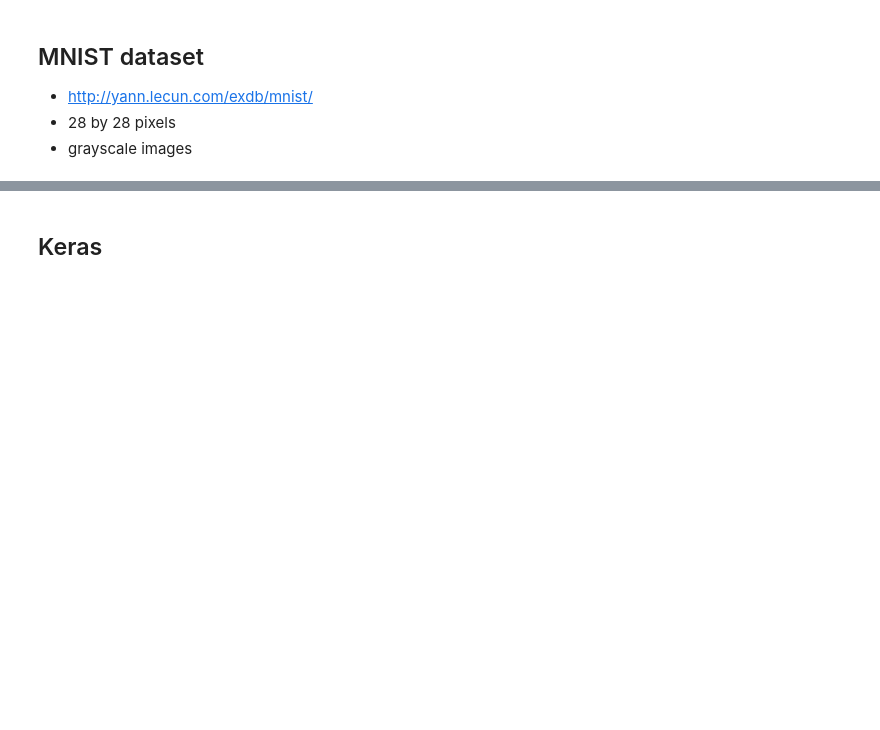
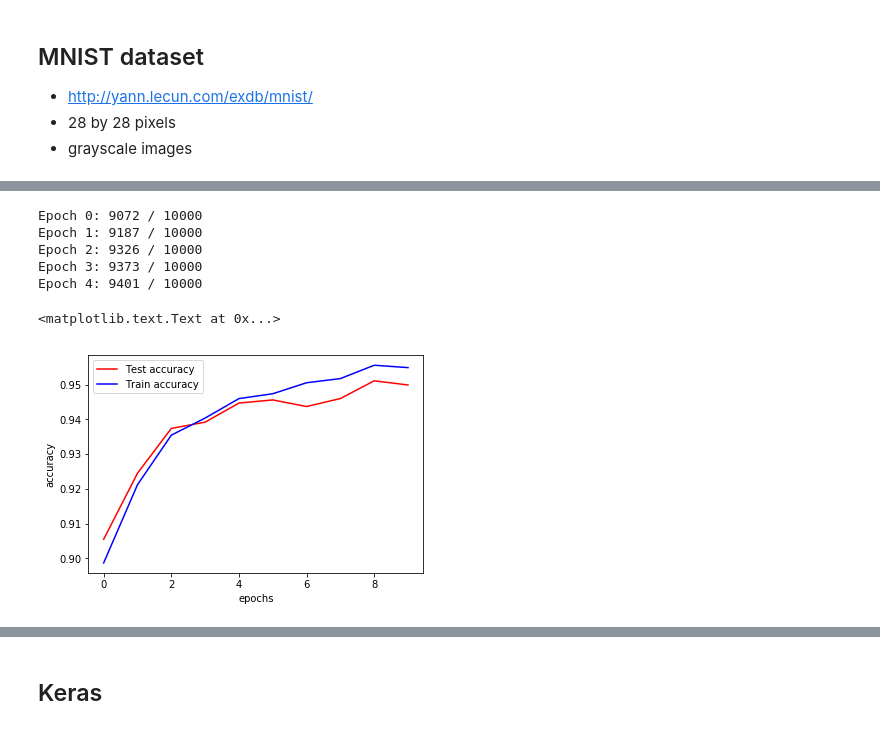
Before and after one commit to martinkersner/ann-meetup, a Jupyter notebook: ann.ipynb, the cells around one changed output, grey strips where cells are left out. Saved outputs shown, nothing was run; the diff lists cells and outputs as text; code cells hidden in the pictures; blank space fills up the shorter version.

```diff
--- a/ann.ipynb
+++ b/ann.ipynb
@@ -213,7 +220,7 @@ def feedforward(biases, weights, a):
     for b, w in zip(biases, weights):
         a = sigmoid(np.dot(w, a)+b)
 
-    return a
+    return np.argmax(a)
 # %% [markdown]
 ## Backward pass
 
@@ -408,20 +430,36 @@ TODO graph
 # %%
-%time
+# The first layer containing 784 neurons (784 pixels as input),
+# the second layer 30 neurons (arbitrarily chosen),
+# and the output layer has 10 neurons (one-hot encoding for 10 different values).
+layers = [784, 30, 10]
 
-# The first layer containing 2 neurons, the second layer 3 neurons, and the third layer 1 neuron.
-layers = [784, 30, 10]
-biases = init_biases(layers)
-weights = init_weights(layers)
+seed = 5 # to get always the same results
 
-# Training
-epochs=3
+# randomly initialize weights and biases
+biases = init_biases(layers, seed=seed)
+weights = init_weights(layers, seed=seed)
+
+# Training hyperparameters
+epochs=5
 mini_batch_size=10
 eta=3.0
 
+# Train
 biases_final, weights_final, train_acc, test_acc = SGD(biases, weights, training_data, epochs, mini_batch_size, eta, test_data=validation_data)
-
-# Plot training curves
-plt.plot(range(len(test_acc)), test_acc, c="r")
-plt.plot(range(len(train_acc)), train_acc, c="b")
-plt.ylabel("accuracy")
-plt.xlabel("epochs")
+# biases_final, weights_final, _, _test_acc = SGD(biases, weights, training_data, epochs, mini_batch_size, eta)
+# %% [output]
+Epoch 0: 9072 / 10000
+Epoch 1: 9187 / 10000
+Epoch 2: 9326 / 10000
+Epoch 3: 9373 / 10000
+Epoch 4: 9401 / 10000
+# %%
+# Plot training curves
+plt.plot(range(len(test_acc)), test_acc, c="r", label='Test accuracy')
+plt.plot(range(len(train_acc)), train_acc, c="b", label='Train accuracy')
+plt.legend()
+plt.ylabel("accuracy")
+plt.xlabel("epochs")
+# %% [output]
+<matplotlib.text.Text at 0x...>
+[figure, added]
```
Also changed, not shown: parts of 23 cells of this notebook, 1 other file.
